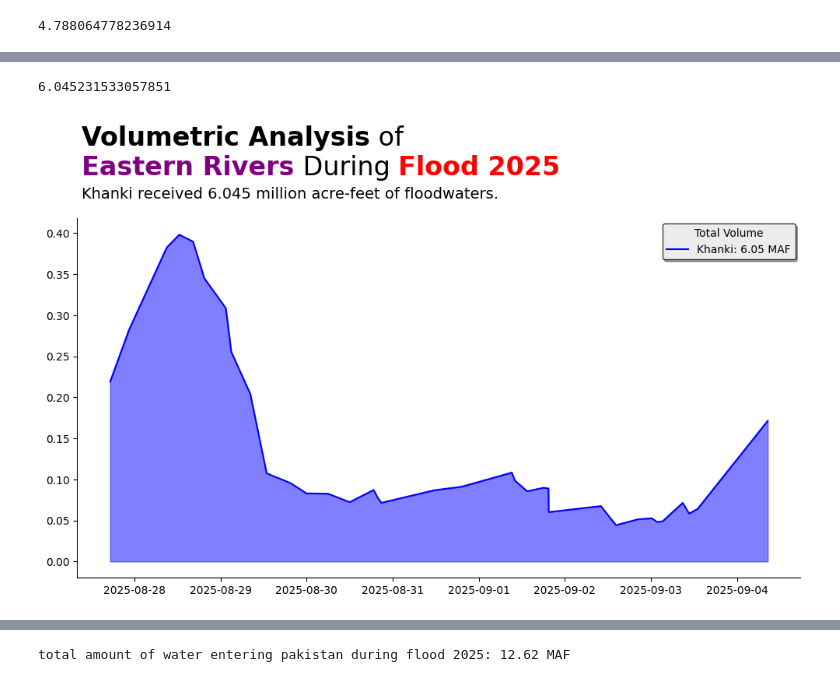
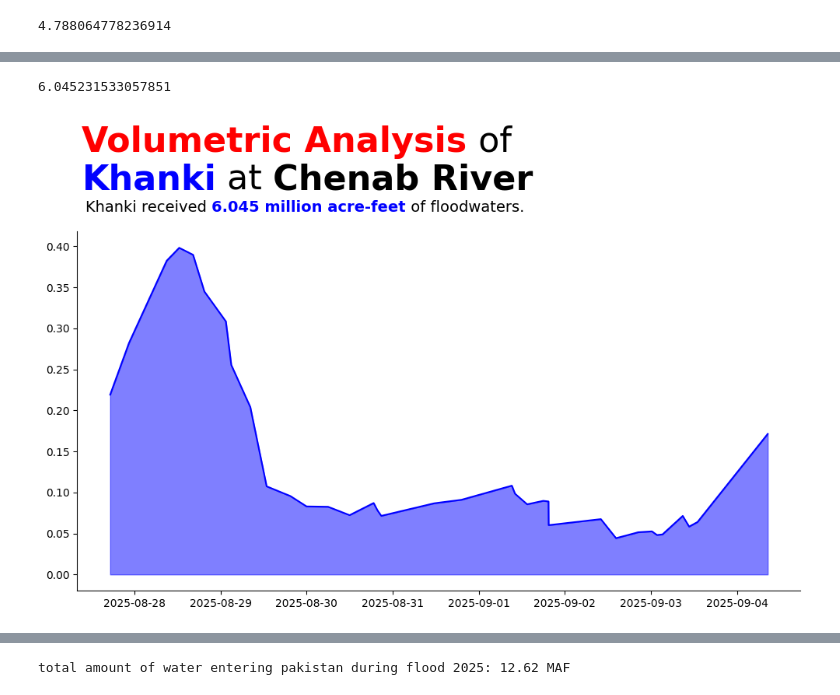
Before and after one commit to imtiazNDMA/floodRouting, a Jupyter notebook: easternSide.ipynb, the cells around one changed output, grey strips where cells are left out. Drawn from its saved outputs; the diff is of its cells as text; code cells hidden in the pictures.

Commit message:
volumetric analysis figures added

```diff
--- a/easternSide.ipynb
+++ b/easternSide.ipynb
@@ -366,46 +397,46 @@ print(total_maf_by_river)
 # %%
 Khanki = pd.read_csv("pm_dashboard_data.csv")
 Khanki["Date"] = pd.to_datetime(Khanki["Date"], dayfirst=True)
 Khanki = Khanki.set_index("Date")
 Khanki = Khanki.loc[Khanki["Name of Structure"] == "Khanki"].copy()
 Khanki = Khanki.loc[Khanki.index > "2025-08-26"].copy()
 Khanki["timeDifference"] = Khanki.index.diff().total_seconds()
 Khanki["timeDifference"] = Khanki["timeDifference"].fillna(0)
 Khanki['volume_acft'] = Khanki['Inflow_Discharge'] * Khanki['timeDifference'] / 43560
 Khanki['volume_maf'] = Khanki['volume_acft'] / 1e6
 
 total_maf_by_river = Khanki['volume_maf'].sum()
 print(total_maf_by_river)
 
 
 fig, ax = plt.subplots(figsize=(12,6))
 ax.plot(Khanki.index, Khanki["volume_maf"].rolling(7).mean(), label="Khanki", color="blue")
 ax.fill_between(Khanki.index, Khanki["volume_maf"].rolling(7).mean(), label="Khanki", color="blue", alpha=.5)
-ax.legend(
-title="Total Volume",
-labels=[f"{"Khanki"}: {6.045231533057851:.2f} MAF"],
-fontsize=10,
-title_fontsize=10,
-loc="upper right",
-frameon=True,
-fancybox=True,
-shadow=True,
-framealpha=0.8,
-facecolor="white",
-edgecolor="black")
+#ax.legend(
+#title="Total Volume",
+#labels=[f"{"Khanki"}: {6.045231533057851:.2f} MAF"],
+#fontsize=10,
+#title_fontsize=10,
+#loc="upper right",
+#frameon=True,
+#fancybox=True,
+#shadow=True,
+#framealpha=0.8,
+#facecolor="white",
+#edgecolor="black")
 
 
 
-text = """<Volumetric Analysis> of\n<Eastern Rivers> During <Flood 2025>
+text = """<Volumetric Analysis> of\n<Khanki> at <Chenab River>
 """
-fig_text(0.13, 1.08, text, fontsize=24, ha='left', va='top', color='black', highlight_textprops=[{"fontweight": "bold"} ,{"fontweight": "bold", "color": "purple"},{"fontweight": "bold", "color": "red"}])
+fig_text(0.13, 1.108, text, fontsize=32, ha='left', va='top', color='black', highlight_textprops=[{"fontweight": "bold", "color": "red"} ,{"fontweight": "bold", "color": "blue"},{"fontweight": "bold"}])
 
-text = """Khanki received 6.045 million acre-feet of floodwaters.
+text = """Khanki received <6.045 million acre-feet> of floodwaters.
 """
-fig_text(0.13, 0.948, text, fontsize=14, ha='left', va='top', color='black')
+fig_text(0.134, 0.948, text, fontsize=14, ha='left', va='top', color='black', highlight_textprops=[{"fontweight": "bold", "color": "blue"}])
 
 
 sns.despine()
 # %% [output]
 6.045231533057851
-[figure, old version]
+[figure, new version]
```
Also changed, not shown: parts of 2 cells of this notebook.
